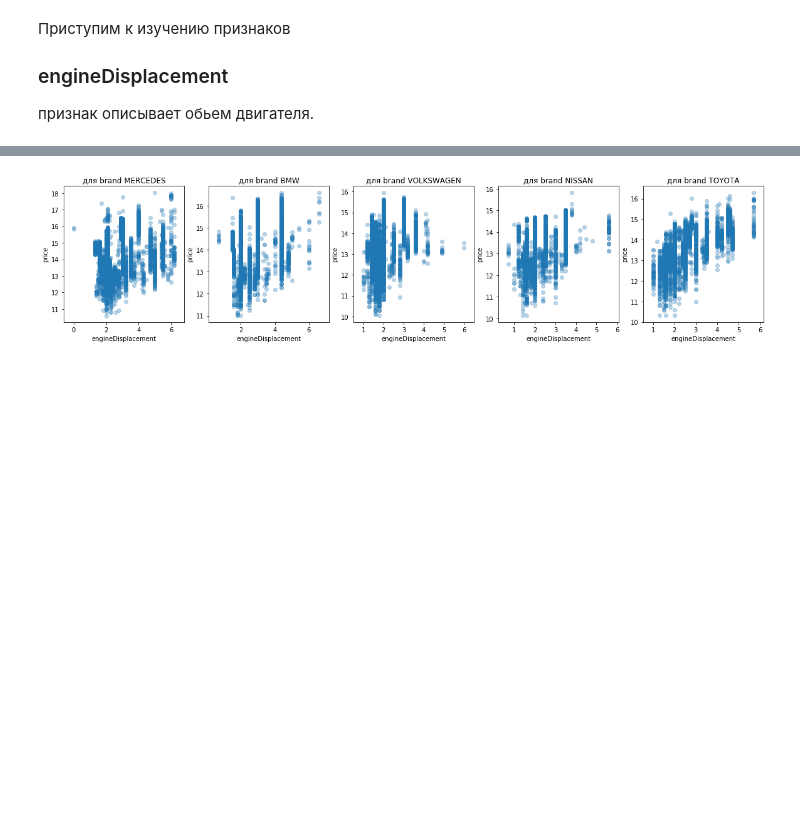
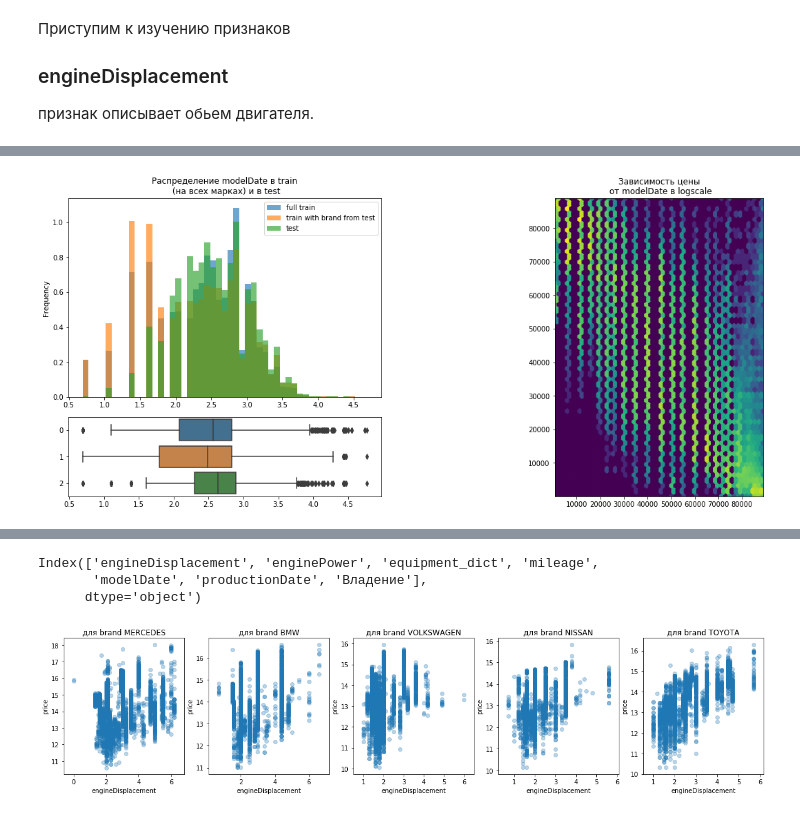
Before and after one commit to IvanovDmitryV/skillfactory_rds, a Jupyter notebook: Unit_7/Project_7_EDA0909.ipynb, the cells around one changed output, grey strips where cells are left out. Cells and saved outputs as stored; diff of their text form; code cells hidden in the pictures; blank space fills up the shorter version.

```diff
--- a/Unit_7/Project_7_EDA0909.ipynb
+++ b/Unit_7/Project_7_EDA0909.ipynb
@@ -393,0 +401,5 @@ def num_visualisation(column,df, left_sloping=False):
+# %%
+%%time
+num_visualisation('modelDate',externdata_full,left_sloping=True)
+# %% [output]
+[figure, added]
@@ -394,3 +407,9 @@ def num_visualisation(column,df, left_sloping=False):
+# %%
+num_cols
+# %% [output]
+Index(['engineDisplacement', 'enginePower', 'equipment_dict', 'mileage',
+       'modelDate', 'productionDate', 'Владение'],
+      dtype='object')
 # %%
 features_price_scatterplot(externdata_full,'engineDisplacement','brand',5)
 # %% [output]
```
Also changed, not shown: parts of 26 cells of this notebook.
